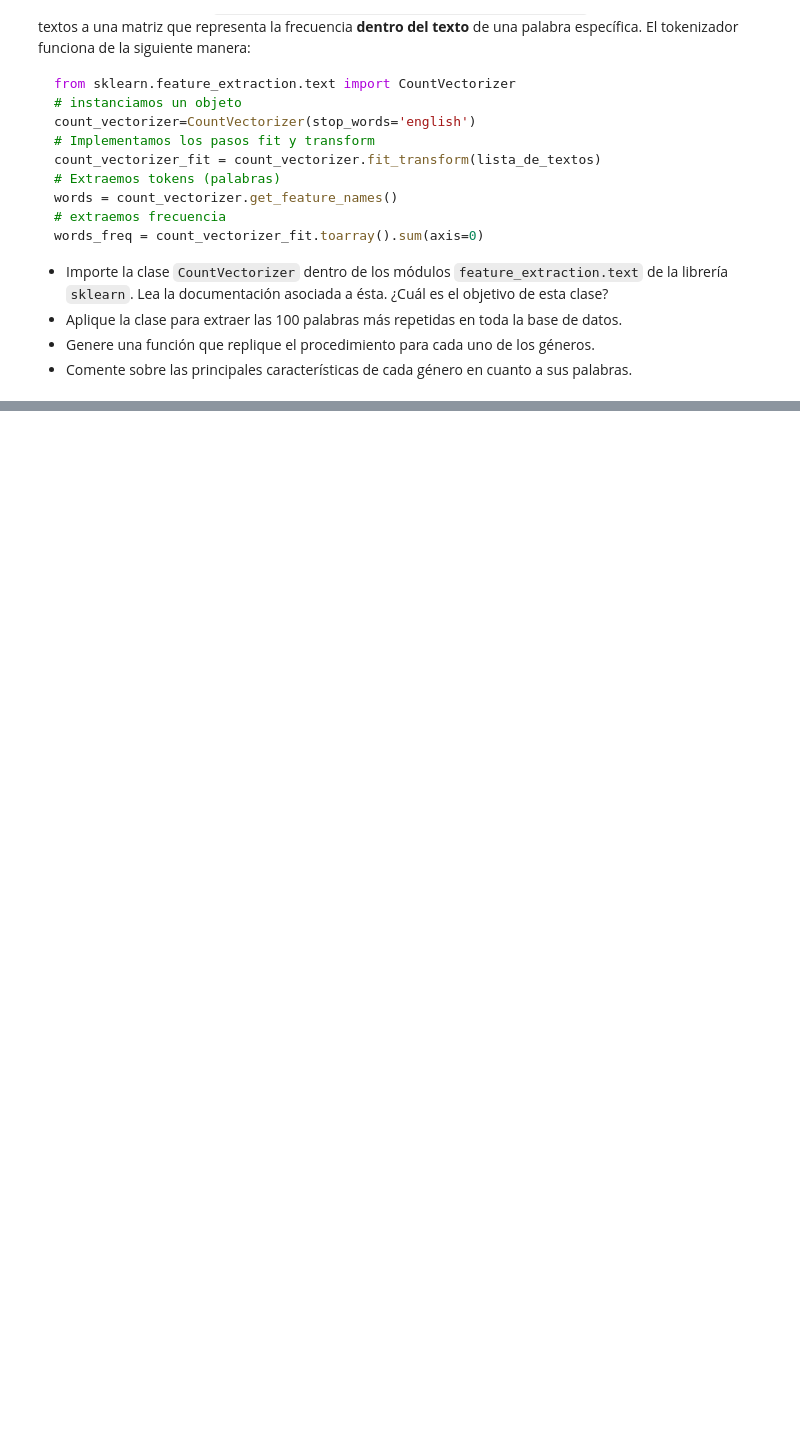
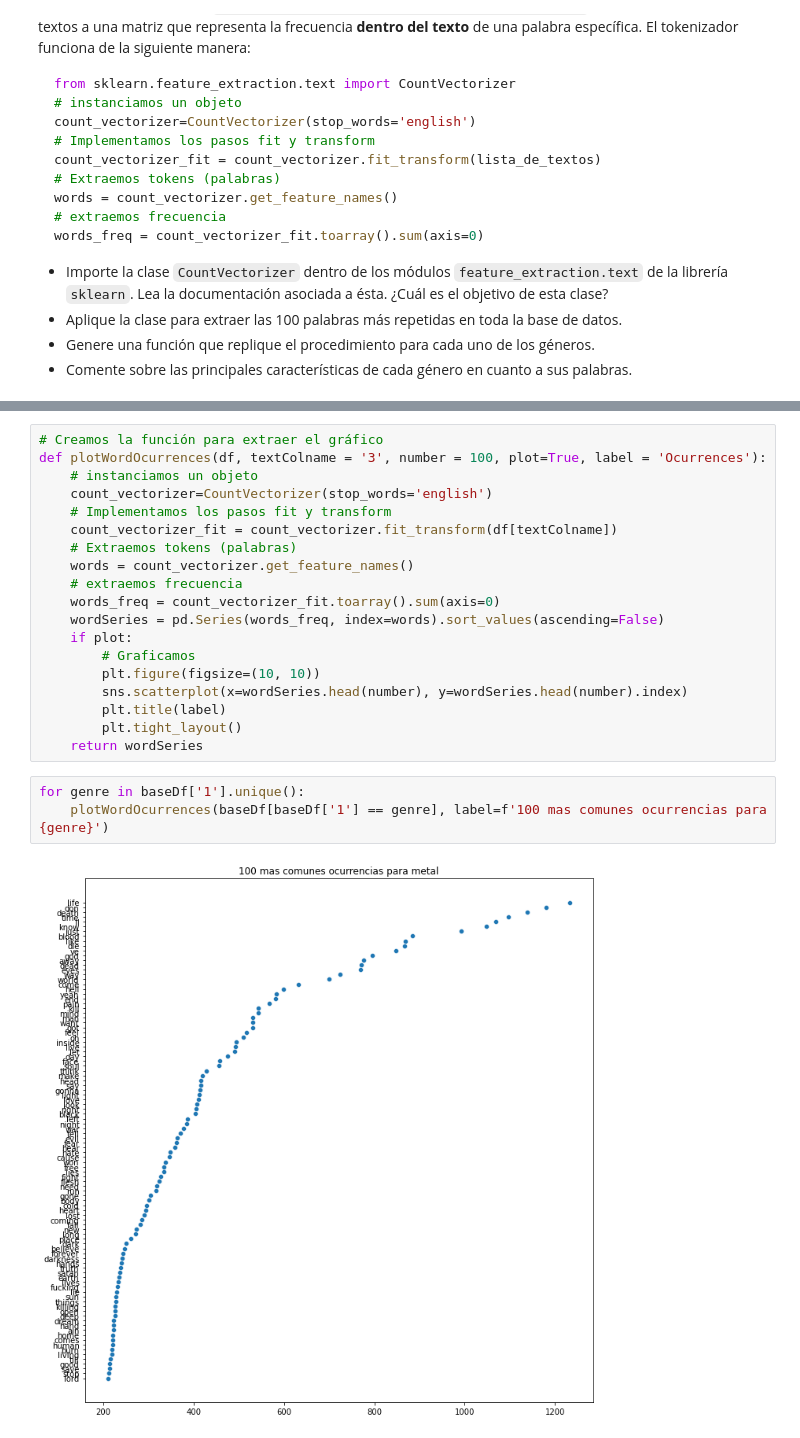
Before and after one commit to Japsz/DesafioLatam, a Jupyter notebook: Unidad 3 - Machine Learning/Semana 2 - Algoritmos de Clasificación (Parte I)/Desafio 1/desafio1.ipynb, the cells around one changed output, grey strips where cells are left out. Cells and saved outputs as stored; diff of their text form; blank space fills up the shorter version.

```diff
--- a/Unidad 3 - Machine Learning/Semana 2 - Algoritmos de Clasificación (Parte I)/Desafio 1/desafio1.ipynb
+++ b/Unidad 3 - Machine Learning/Semana 2 - Algoritmos de Clasificación (Parte I)/Desafio 1/desafio1.ipynb
@@ -105,0 +127,24 @@ esta clase?</li>
+# %%
+# Creamos la función para extraer el gráfico
+def plotWordOcurrences(df, textColname = '3', number = 100, plot=True, label = 'Ocurrences'):
+    # instanciamos un objeto
+    count_vectorizer=CountVectorizer(stop_words='english')
+    # Implementamos los pasos fit y transform
+    count_vectorizer_fit = count_vectorizer.fit_transform(df[textColname])
+    # Extraemos tokens (palabras)
+    words = count_vectorizer.get_feature_names()
+    # extraemos frecuencia
+    words_freq = count_vectorizer_fit.toarray().sum(axis=0)
+    wordSeries = pd.Series(words_freq, index=words).sort_values(ascending=False)
+    if plot:
+        # Graficamos
+        plt.figure(figsize=(10, 10))
+        sns.scatterplot(x=wordSeries.head(number), y=wordSeries.head(number).index)
+        plt.title(label)
+        plt.tight_layout()
+    return wordSeries
+# %%
+for genre in baseDf['1'].unique():
+    plotWordOcurrences(baseDf[baseDf['1'] == genre], label=f'100 mas comunes ocurrencias para {genre}')
+# %% [output]
+[figure, added]
```
Also changed, not shown: parts of 14 cells of this notebook.
